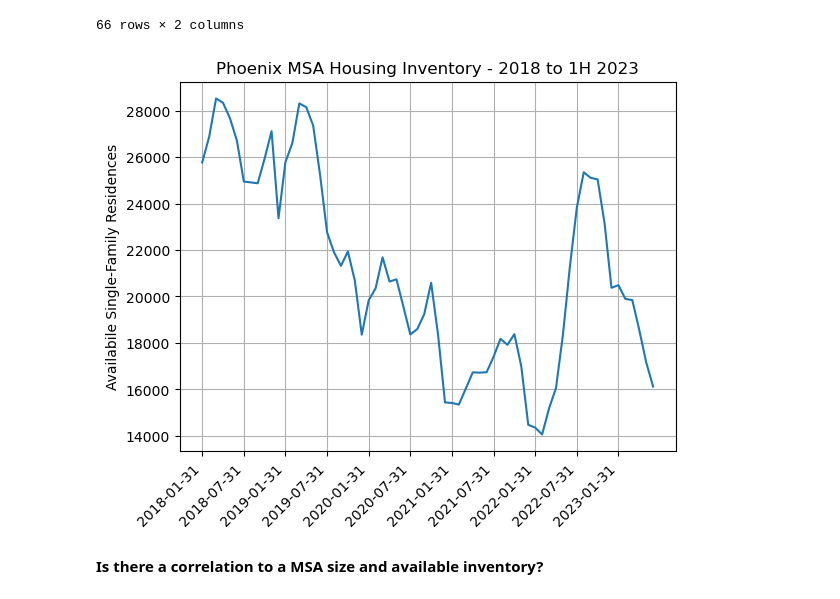
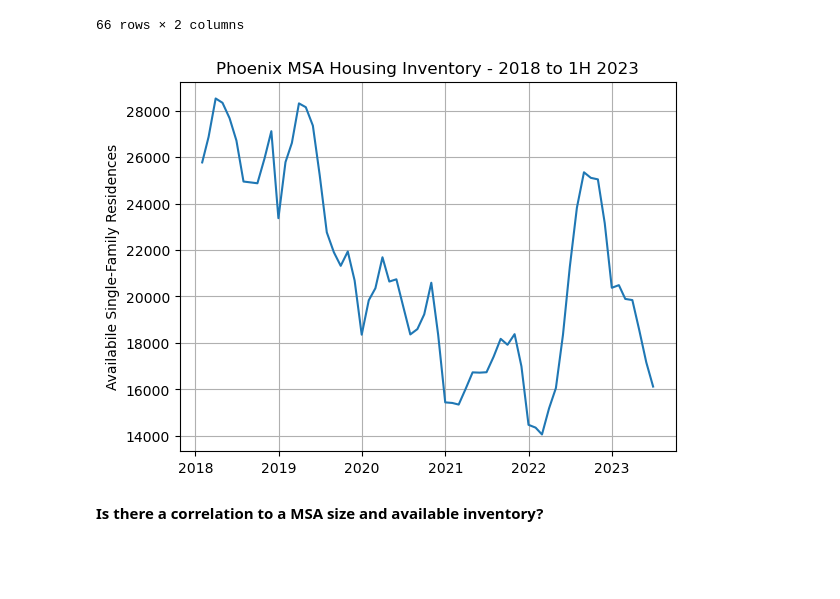
Before and after one commit to grantkerkman/project1_housing, a Jupyter notebook: grant_notebook.ipynb, the cells around one changed output. Saved outputs shown, nothing was run; the diff lists cells and outputs as text; code cells hidden in the pictures; blank space fills up the shorter version.

```diff
--- a/grant_notebook.ipynb
+++ b/grant_notebook.ipynb
@@ -406,23 +407,25 @@ phx_t
 | 65 | 2023-05-31 | 17171.0 |
 | 66 | 2023-06-30 | 16125.0 |
 66 rows × 2 columns
+# %%
+# Convert Date to Datetime and remove duplicates
+phx_t["Date"] = pd.to_datetime(phx_t["Date"])
+phx_t = phx_t.loc[~phx_t.index.duplicated(keep='first')]
 # %%
 # Create lists to plot
 date = phx_t["Date"]
 phx = phx_t["Phoenix, AZ"]
 
-# Create the xticks and plot only every 6th
-points = len(date)
-plt.xticks(range(0, points, 6),date.iloc[::6], rotation=45, ha='right')
+# Create the plot
+plt.plot(date, phx)
 
 # Add chart elements
 plt.title("Phoenix MSA Housing Inventory - 2018 to 1H 2023")
 plt.ylabel("Availabile Single-Family Residences")
 plt.grid(True)
-plt.plot(date, phx)
 plt.show()
 # %% [output]
-[figure, old version]
+[figure, new version]
 # %% [markdown]
 **Is there a correlation to a MSA size and available inventory?**
 # %%
```
Also changed, not shown: parts of 17 cells of this notebook.
